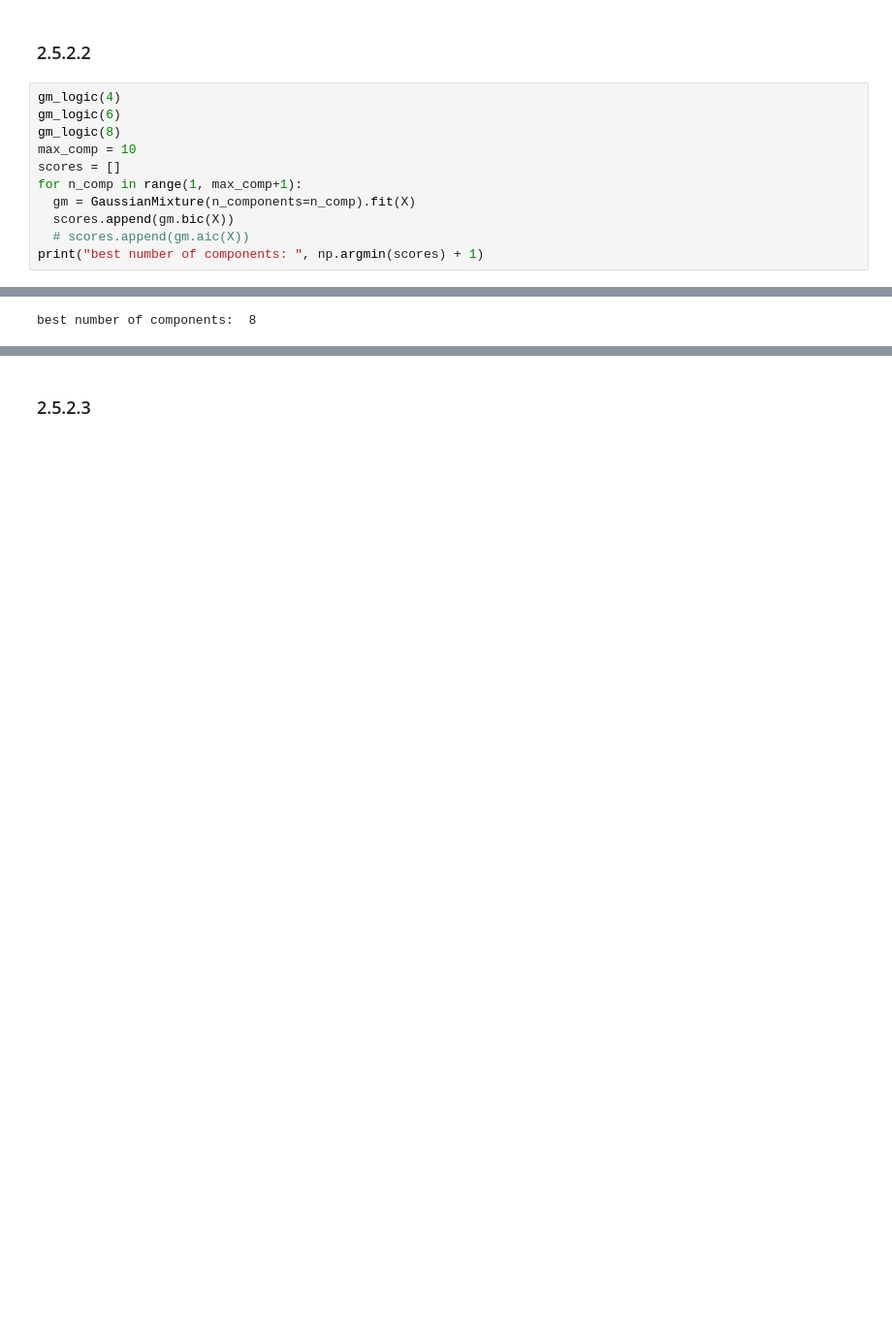
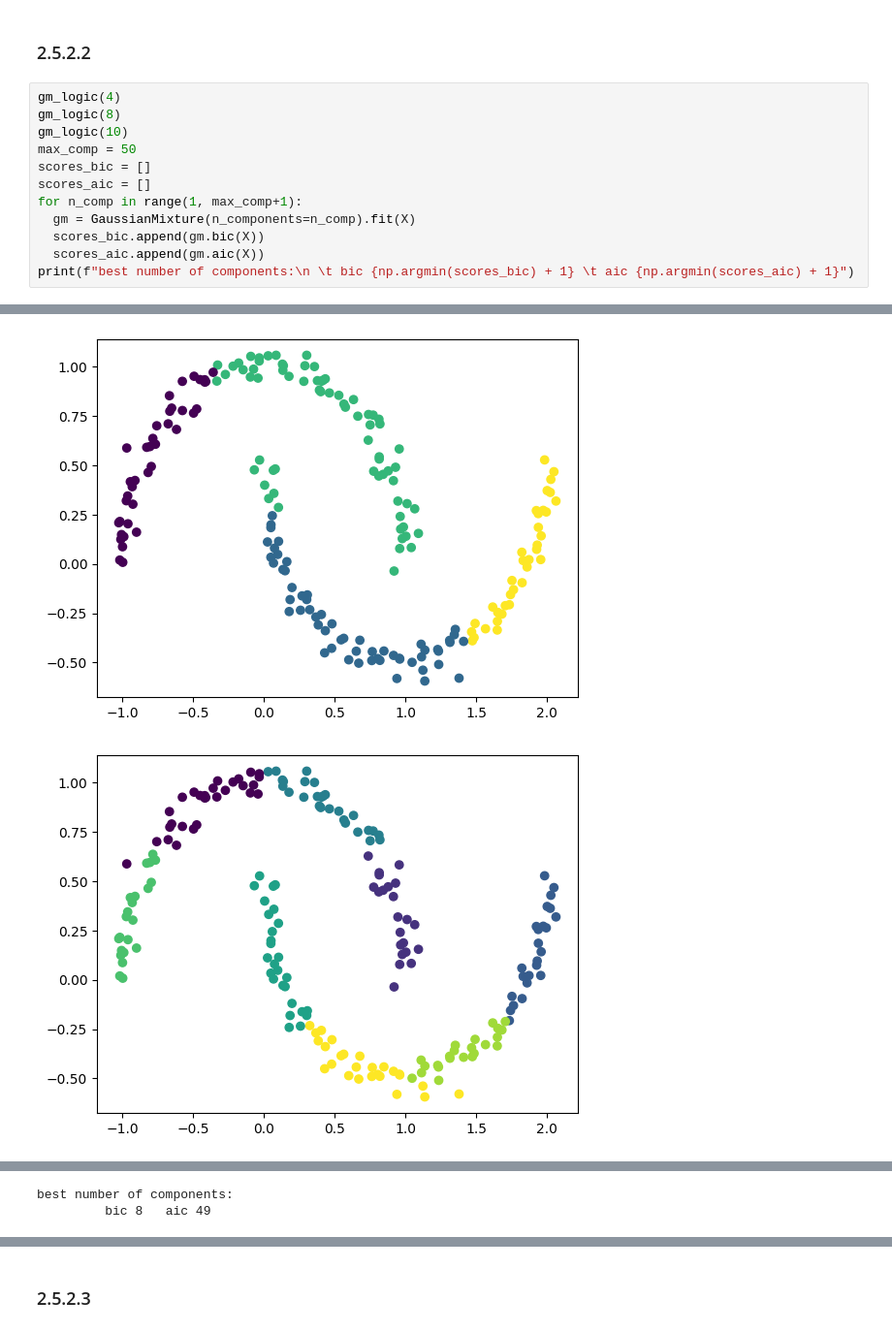
Before and after one commit to gazzayeah/elen90088_repo, a Jupyter notebook: ws1/WS1-Opt-ML-v2.ipynb, the cells around one changed output, grey strips where cells are left out. Shown at 97% size. Drawn from its saved outputs; the diff is of its cells as text; blank space fills up the shorter version.

```diff
--- a/ws1/WS1-Opt-ML-v2.ipynb
+++ b/ws1/WS1-Opt-ML-v2.ipynb
@@ -1153,13 +1412,14 @@ probabilities for few samples [[8.92785129e-01 1.07214871e-01]
 ### 2.5.2.2
 # %%
 gm_logic(4)
-gm_logic(6)
 gm_logic(8)
-max_comp = 10
-scores = []
+gm_logic(10)
+max_comp = 50
+scores_bic = []
+scores_aic = []
 for n_comp in range(1, max_comp+1):
   gm = GaussianMixture(n_components=n_comp).fit(X)
-  scores.append(gm.bic(X))
-  # scores.append(gm.aic(X))
-print("best number of components: ", np.argmin(scores) + 1)
+  scores_bic.append(gm.bic(X))
+  scores_aic.append(gm.aic(X))
+print(f"best number of components:\n \t bic {np.argmin(scores_bic) + 1} \t aic {np.argmin(scores_aic) + 1}")
 # %% [output]
@@ -1171,0 +1426,2 @@ print("best number of components: ", np.argmin(scores) + 1)
+[figure, added]
+[figure, added]
@@ -1172 +1429,2 @@ print("best number of components: ", np.argmin(scores) + 1)
-best number of components:  8
+best number of components:
+         bic 8   aic 49
```
Also changed, not shown: parts of 47 cells of this notebook, 1 other file.
